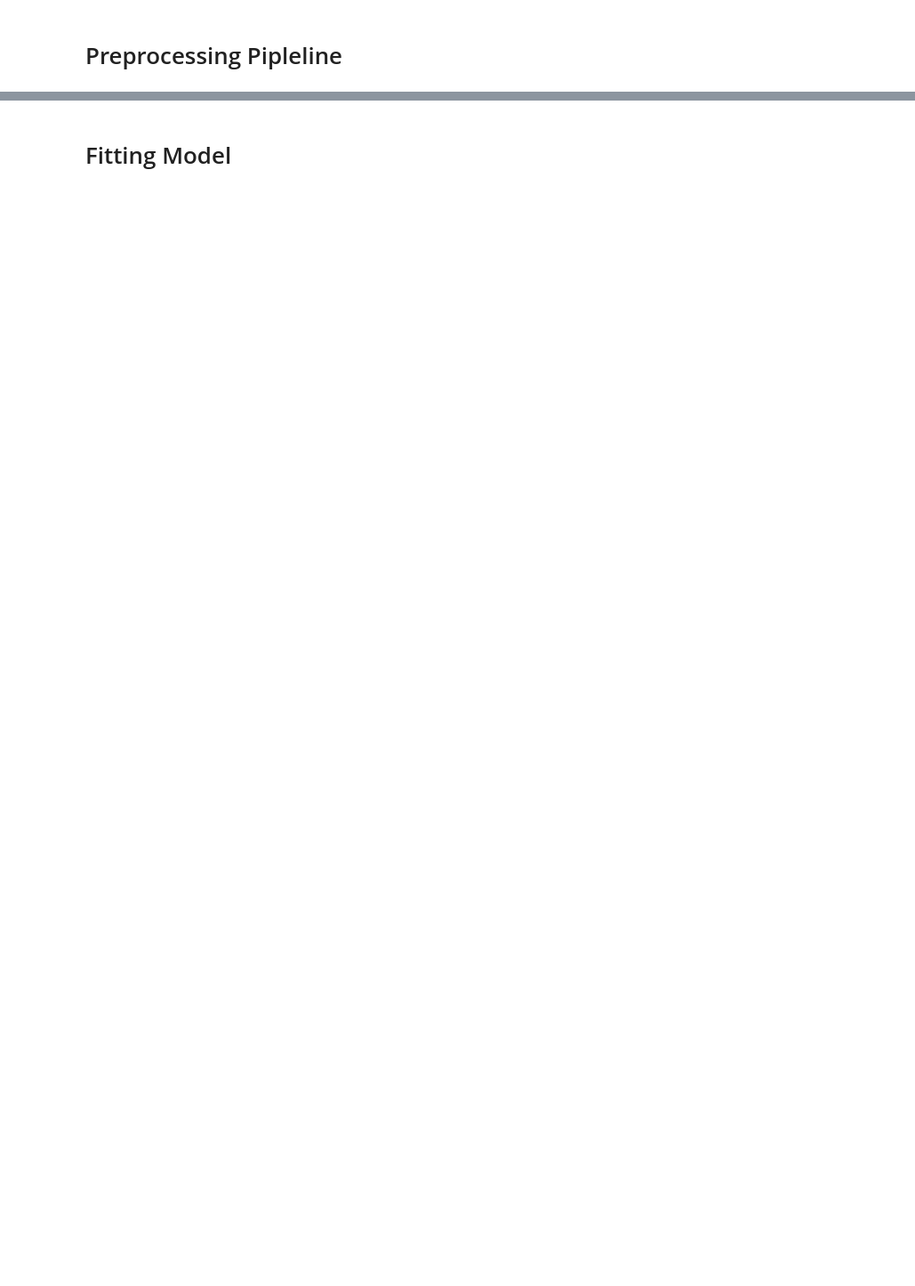
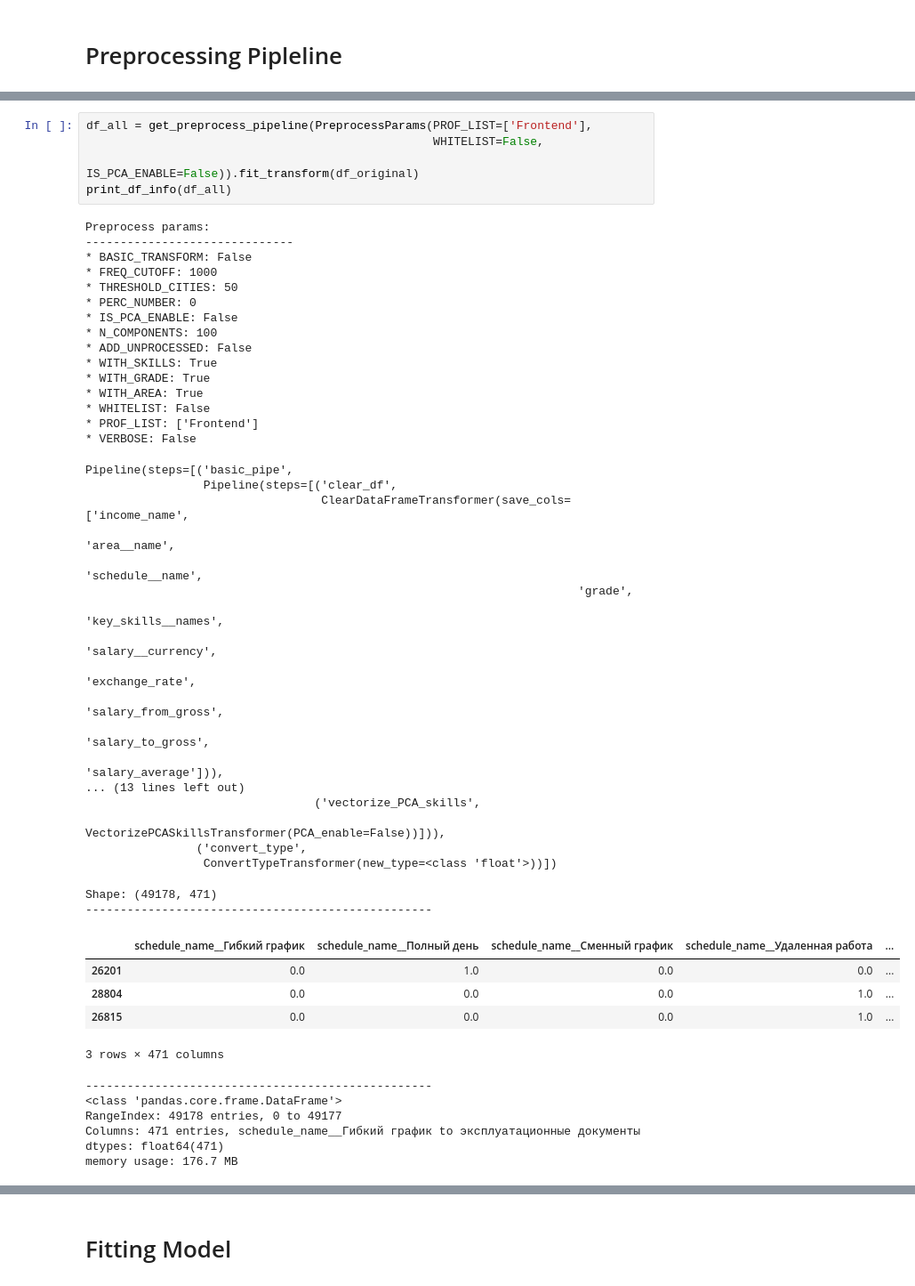
Before and after one commit to LadHrAnalytics/ML_HR, a Jupyter notebook: Notebooks/dataset_cleaning.ipynb, the cells around one changed output, grey strips where cells are left out. Shown at 89% size. Cells and saved outputs as stored; diff of their text form; blank space fills up the shorter version.

Commit message:
New predict pipeline + DL

```diff
--- a/Notebooks/dataset_cleaning.ipynb
+++ b/Notebooks/dataset_cleaning.ipynb
@@ -673,0 +547,51 @@ Pipeline(steps=[('basic_pipe',
+# %%
+df_all = get_preprocess_pipeline(PreprocessParams(PROF_LIST=['Frontend'],
+                                                  WHITELIST=False,
+                                                  IS_PCA_ENABLE=False)).fit_transform(df_original)
+print_df_info(df_all)
+# %% [output]
+Preprocess params:
+------------------------------
+* BASIC_TRANSFORM: False
+* FREQ_CUTOFF: 1000
+* THRESHOLD_CITIES: 50
+* PERC_NUMBER: 0
+* IS_PCA_ENABLE: False
+* N_COMPONENTS: 100
+* ADD_UNPROCESSED: False
+* WITH_SKILLS: True
+* WITH_GRADE: True
+* WITH_AREA: True
+* WHITELIST: False
+* PROF_LIST: ['Frontend']
+* VERBOSE: False
+Pipeline(steps=[('basic_pipe',
+                 Pipeline(steps=[('clear_df',
+                                  ClearDataFrameTransformer(save_cols=['income_name',
+                                                                       'area__name',
+                                                                       'schedule__name',
+                                                                       'grade',
+                                                                       'key_skills__names',
+                                                                       'salary__currency',
+                                                                       'exchange_rate',
+                                                                       'salary_from_gross',
+                                                                       'salary_to_gross',
+                                                                       'salary_average'])),
+... (13 lines left out)
+                                 ('vectorize_PCA_skills',
+                                  VectorizePCASkillsTransformer(PCA_enable=False))])),
+                ('convert_type',
+                 ConvertTypeTransformer(new_type=<class 'float'>))])
+Shape: (49178, 471)
+--------------------------------------------------
+|  | schedule_name__Гибкий график | schedule_name__Полный день | schedule_name__Сменный график | schedule_name__Удаленная работа | ... |
+| 26201 | 0.0 | 1.0 | 0.0 | 0.0 | ... |
+| 28804 | 0.0 | 0.0 | 0.0 | 1.0 | ... |
+| 26815 | 0.0 | 0.0 | 0.0 | 1.0 | ... |
+3 rows × 471 columns
+--------------------------------------------------
+<class 'pandas.core.frame.DataFrame'>
+RangeIndex: 49178 entries, 0 to 49177
+Columns: 471 entries, schedule_name__Гибкий график to эксплуатационные документы
+dtypes: float64(471)
+memory usage: 176.7 MB
```
Also changed, not shown: parts of 19 cells of this notebook, 17 other files.
